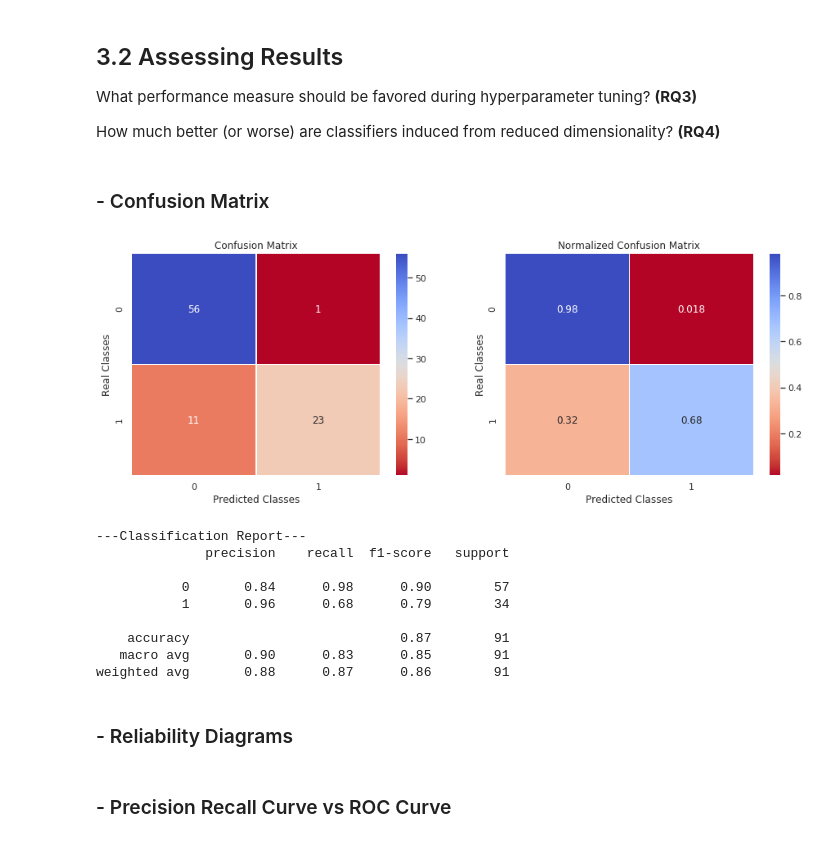
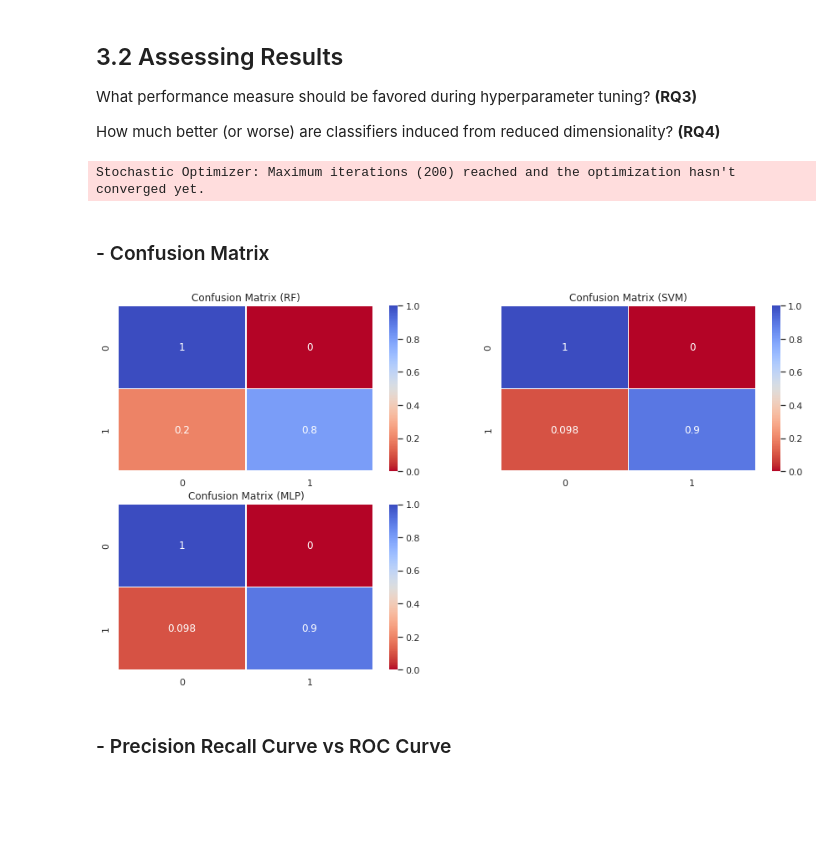
Before and after one commit to ottobricks/BreastCancerWisconsinDiagnostic, a Jupyter notebook: notebooks/eda.ipynb, the cells around one changed output. Cells and saved outputs as stored; diff of their text form; code cells hidden in the pictures; blank space fills up the shorter version.

```diff
--- a/notebooks/eda.ipynb
+++ b/notebooks/eda.ipynb
@@ -820,13 +860,50 @@ y_pred = gscv.best_params_['clf__estimator'].predict(X_test)
 What performance measure should be favored during hyperparameter tuning? **(RQ3)**
 
 How much better (or worse) are classifiers induced from reduced dimensionality? **(RQ4)**
+# %%
+# realoads the data fresh
+X_train = data.values
+y_train = labels.values
+
+X_test = eda.holdout.drop(('label', ''), axis=1).values
+y_test = eda.holdout.droplevel(1, axis=1)['label'].values
+
+# transforms skew and scales
+ss = Skew_Scale()
+ss.fit(X_train, y_train)
+X_train = ss.transform(X_train)
+ss.fit(X_test, y_test)
+X_test = ss.transform(X_test)
+
+# reduces dimensionality
+reduce_dim = Correlation_Clustering(n_components=3)
+reduce_dim.fit(X_train, y_train)
+x_train = reduce_dim.transform(X_train)
+reduce_dim.fit(X_test, y_test)
+x_test = reduce_dim.transform(X_test)
+
+# fits classifiers to the train data
+[clf[model].fit(X_train, y_train) for model in clf.keys()]
+
+# generates predictions
+y_pred = {
+    model: clf[model].predict(X_test)
+    for model in clf.keys()
+}
+# %% [output]
+Stochastic Optimizer: Maximum iterations (200) reached and the optimization hasn't converged yet.
 # %% [markdown]
 ### - Confusion Matrix
 # %%
 from sklearn.metrics import classification_report,confusion_matrix,roc_curve,auc,precision_recall_curve,roc_curve
 
-def plot_confusion_matrix(y_test, y_pred, benign_count, malignant_count):
-
+def plot_confusion_matrix(
+    y_test: list, y_pred: list,
+    benign_count: int, malignant_count: int,
+#     axes: plt.axes
+):
+    '''
+    '''
     cfn_matrix = confusion_matrix(y_test, y_pred)
     cfn_norm_matrix = np.array(
         [
@@ -836,35 +913,18 @@ def plot_confusion_matrix(y_test, y_pred, benign_count, malignant_count):
     )
     norm_cfn_matrix = cfn_matrix * cfn_norm_matrix
 
-    fig = plt.figure(figsize=(15,5))
-    ax = fig.add_subplot(1,2,1)
-    sns.heatmap(cfn_matrix,cmap='coolwarm_r',linewidths=0.5,annot=True,ax=ax)
-    plt.title('Confusion Matrix')
     plt.ylabel('Real Classes')
     plt.xlabel('Predicted Classes')
+#     plt.tight_layout()
 
-    ax = fig.add_subplot(1,2,2)
-    sns.heatmap(norm_cfn_matrix,cmap='coolwarm_r',linewidths=0.5,annot=True,ax=ax)
 
-    plt.title('Normalized Confusion Matrix')
-    plt.ylabel('Real Classes')
-    plt.xlabel('Predicted Classes')
-    plt.show()
-
-    print('---Classification Report---')
-    print(classification_report(y_test,y_pred))
+    return sns.heatmap(norm_cfn_matrix,cmap='coolwarm_r',linewidths=0.5,annot=True)
-# %%
-plot_confusion_matrix(y_test, y_pred, (y_test == 0).sum(), (y_test == 1).sum())
-# %% [output]
-[figure, removed]
----Classification Report---
-              precision    recall  f1-score   support
-
-           0       0.84      0.98      0.90        57
-           1       0.96      0.68      0.79        34
-
-    accuracy                           0.87        91
-   macro avg       0.90      0.83      0.85        91
-weighted avg       0.88      0.87      0.86        91
-# %% [markdown]
-### - Reliability Diagrams
+# %%
+fig = plt.figure(figsize=(15,8))
+
+for model, index in zip(list(clf.keys()), range(1, (len(clf.keys())+1))):
+    fig.add_subplot(2,2,index)
+    plt.title('Confusion Matrix ('+model.upper()+')')
+    plot_confusion_matrix(y_test, y_pred[model], (y_test == 0).sum(), (y_test == 1).sum())
+# %% [output]
+[figure, added]
```
Also changed, not shown: parts of 29 cells of this notebook.
